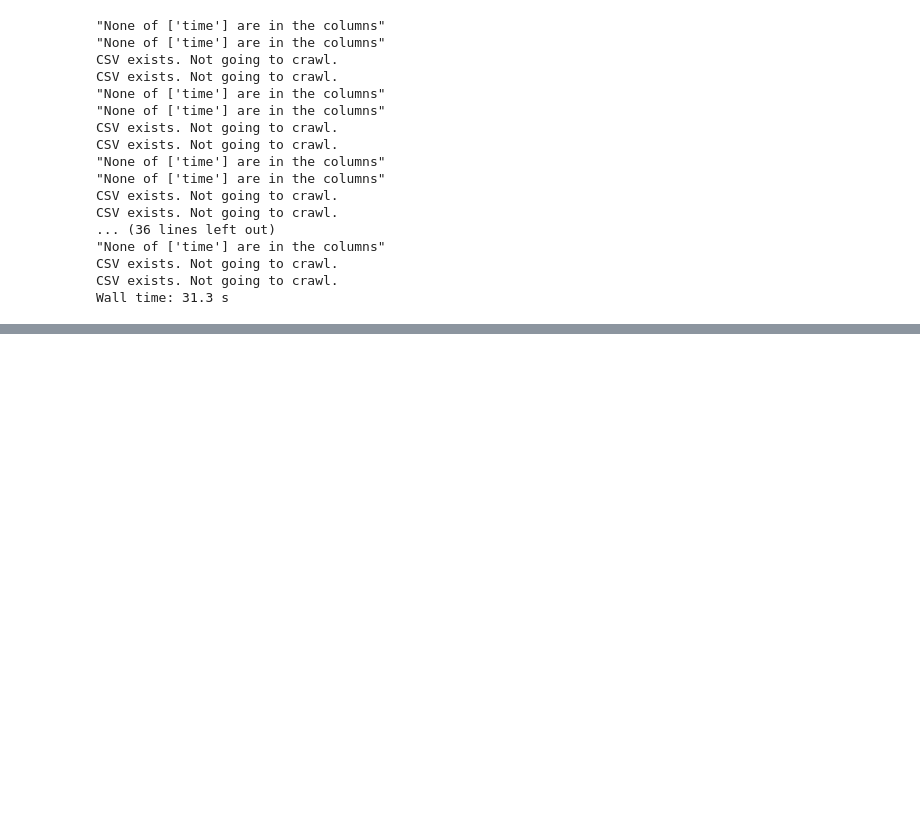
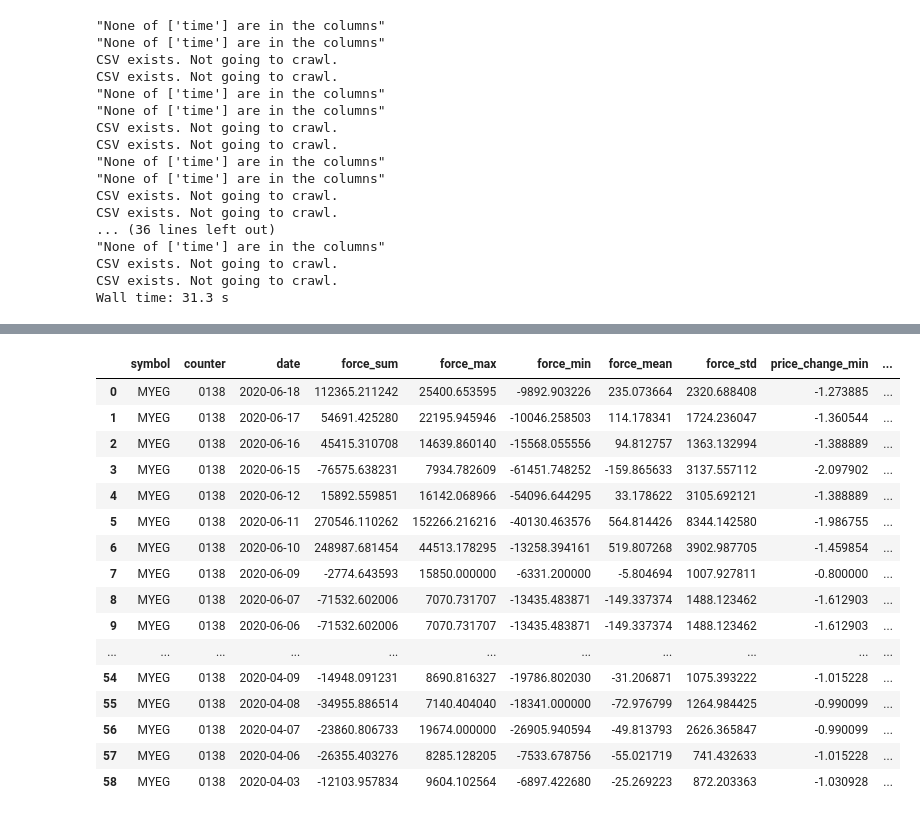
Before and after one commit to chiupc/SharkDetector, a Jupyter notebook: src/test_functions.ipynb, the cells around one changed output, grey strips where cells are left out. Cells and saved outputs as stored; diff of their text form; code cells hidden in the pictures; blank space fills up the shorter version.

Commit message:
Updated counter to be able to read counter code with leading 0

```diff
--- a/src/test_functions.ipynb
+++ b/src/test_functions.ipynb
@@ -53,3 +53,6 @@ comfort=Counter('COMFORT','2127',scheduler_on=False)
 comfort=Counter('COMFORT','2127')
 # %%
 print('test')
+# %%
+import pandas as pd
+df_=pd.read_csv("./history/calculated_data/Technology/force/technology_force.csv")
@@ -55,0 +73,22 @@ print('test')
+# %%
+df_['counter']=df_['counter'].astype(str)
+df_['counter']=df_['counter'].str.zfill(4)
+df_[df_['counter']=='0138']
+# %% [output]
+|  | symbol | counter | date | force_sum | force_max | force_min | force_mean | force_std | price_change_min | ... |
+| 0 | MYEG | 0138 | 2020-06-18 | 112365.211242 | 25400.653595 | -9892.903226 | 235.073664 | 2320.688408 | -1.273885 | ... |
+| 1 | MYEG | 0138 | 2020-06-17 | 54691.425280 | 22195.945946 | -10046.258503 | 114.178341 | 1724.236047 | -1.360544 | ... |
+| 2 | MYEG | 0138 | 2020-06-16 | 45415.310708 | 14639.860140 | -15568.055556 | 94.812757 | 1363.132994 | -1.388889 | ... |
+| 3 | MYEG | 0138 | 2020-06-15 | -76575.638231 | 7934.782609 | -61451.748252 | -159.865633 | 3137.557112 | -2.097902 | ... |
+| 4 | MYEG | 0138 | 2020-06-12 | 15892.559851 | 16142.068966 | -54096.644295 | 33.178622 | 3105.692121 | -1.388889 | ... |
+| 5 | MYEG | 0138 | 2020-06-11 | 270546.110262 | 152266.216216 | -40130.463576 | 564.814426 | 8344.142580 | -1.986755 | ... |
+| 6 | MYEG | 0138 | 2020-06-10 | 248987.681454 | 44513.178295 | -13258.394161 | 519.807268 | 3902.987705 | -1.459854 | ... |
+| 7 | MYEG | 0138 | 2020-06-09 | -2774.643593 | 15850.000000 | -6331.200000 | -5.804694 | 1007.927811 | -0.800000 | ... |
+| 8 | MYEG | 0138 | 2020-06-07 | -71532.602006 | 7070.731707 | -13435.483871 | -149.337374 | 1488.123462 | -1.612903 | ... |
+| 9 | MYEG | 0138 | 2020-06-06 | -71532.602006 | 7070.731707 | -13435.483871 | -149.337374 | 1488.123462 | -1.612903 | ... |
+| ... | ... | ... | ... | ... | ... | ... | ... | ... | ... | ... |
+| 54 | MYEG | 0138 | 2020-04-09 | -14948.091231 | 8690.816327 | -19786.802030 | -31.206871 | 1075.393222 | -1.015228 | ... |
+| 55 | MYEG | 0138 | 2020-04-08 | -34955.886514 | 7140.404040 | -18341.000000 | -72.976799 | 1264.984425 | -0.990099 | ... |
+| 56 | MYEG | 0138 | 2020-04-07 | -23860.806733 | 19674.000000 | -26905.940594 | -49.813793 | 2626.365847 | -0.990099 | ... |
+| 57 | MYEG | 0138 | 2020-04-06 | -26355.403276 | 8285.128205 | -7533.678756 | -55.021719 | 741.432633 | -1.015228 | ... |
+| 58 | MYEG | 0138 | 2020-04-03 | -12103.957834 | 9604.102564 | -6897.422680 | -25.269223 | 872.203363 | -1.030928 | ... |
```
Also changed, not shown: parts of 1 cell of this notebook, 15 other files.
